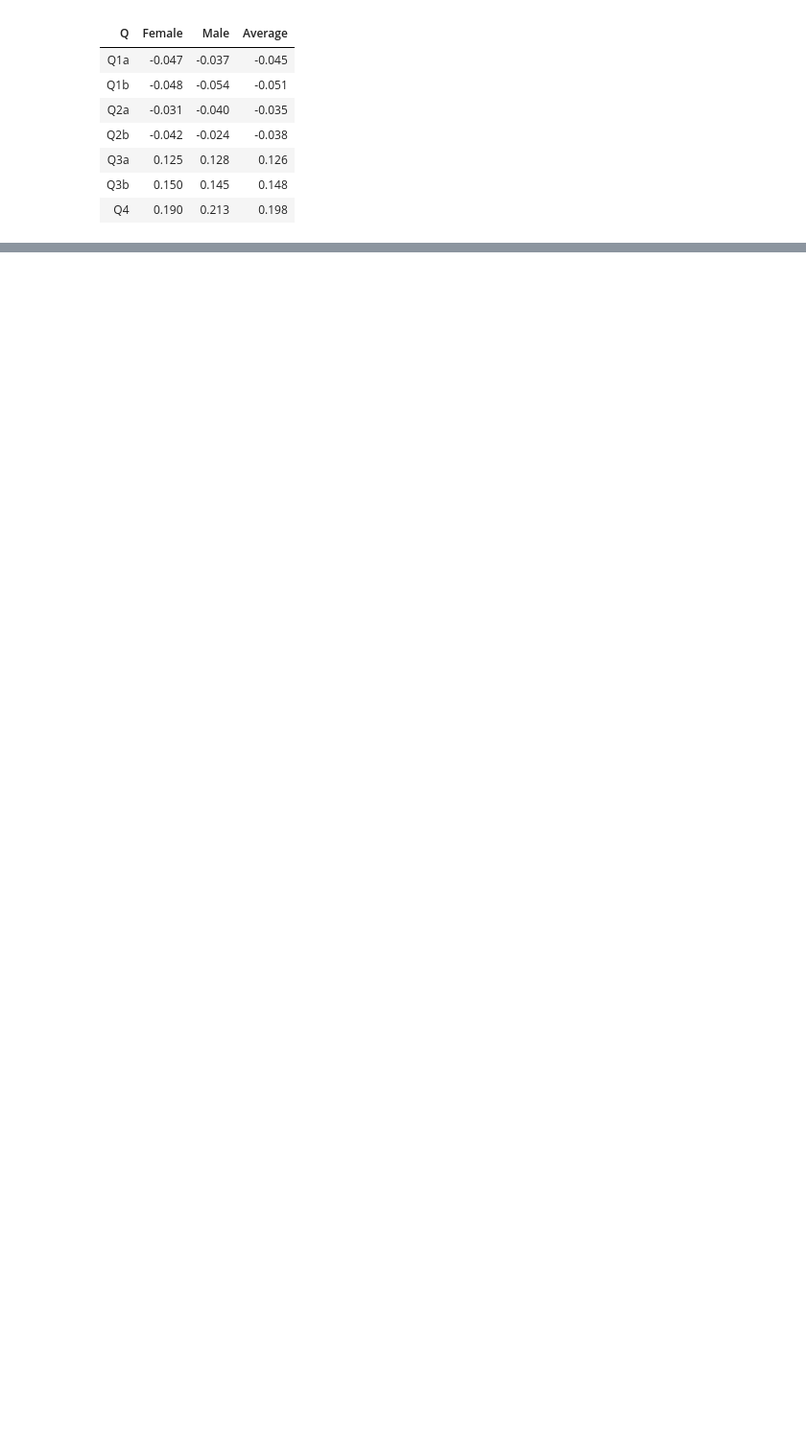
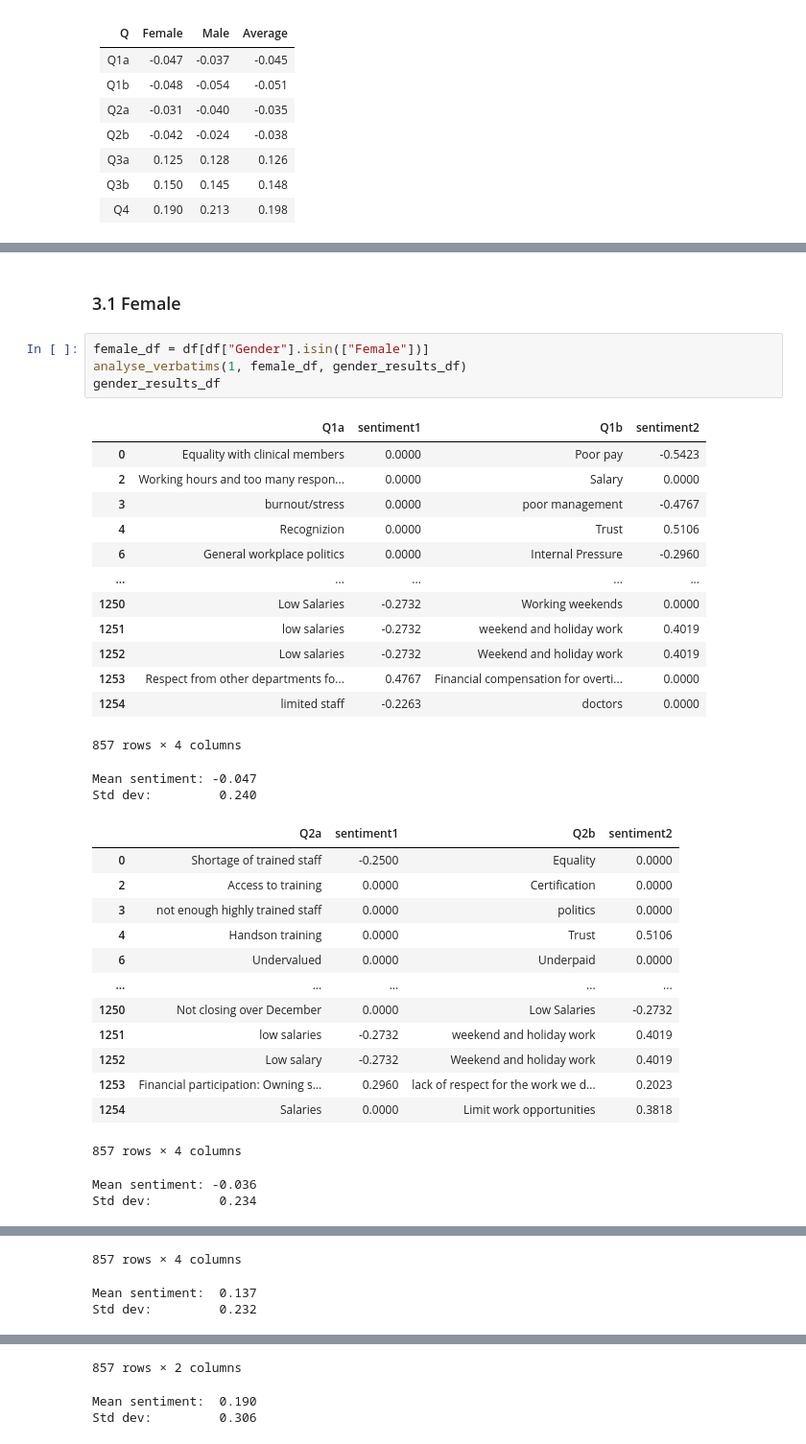
Before and after one commit to tgr2uk/surveyAnalysis, a Jupyter notebook: 4. Cohort analysis.ipynb, the cells around one changed output, grey strips where cells are left out. Shown at 96% size. Drawn from its saved outputs; the diff is of its cells as text; blank space fills up the shorter version.

```diff
--- a/4. Cohort analysis.ipynb
+++ b/4. Cohort analysis.ipynb
@@ -1639,0 +1691,37 @@ Std dev:           0.307
+# %% [markdown]
+### 3.1 Female
+# %%
+female_df = df[df["Gender"].isin(["Female"])]
+analyse_verbatims(1, female_df, gender_results_df)
+gender_results_df
+# %% [output]
+|  | Q1a | sentiment1 | Q1b | sentiment2 |
+| 0 | Equality with clinical members | 0.0000 | Poor pay | -0.5423 |
+| 2 | Working hours and too many respon... | 0.0000 | Salary | 0.0000 |
+| 3 | burnout/stress | 0.0000 | poor management | -0.4767 |
+| 4 | Recognizion | 0.0000 | Trust | 0.5106 |
+| 6 | General workplace politics | 0.0000 | Internal Pressure | -0.2960 |
+| ... | ... | ... | ... | ... |
+| 1250 | Low Salaries | -0.2732 | Working weekends | 0.0000 |
+| 1251 | low salaries | -0.2732 | weekend and holiday work | 0.4019 |
+| 1252 | Low salaries | -0.2732 | Weekend and holiday work | 0.4019 |
+| 1253 | Respect from other departments fo... | 0.4767 | Financial compensation for overti... | 0.0000 |
+| 1254 | limited staff | -0.2263 | doctors | 0.0000 |
+857 rows × 4 columns
+Mean sentiment: -0.047
+Std dev:         0.240
+|  | Q2a | sentiment1 | Q2b | sentiment2 |
+| 0 | Shortage of trained staff | -0.2500 | Equality | 0.0000 |
+| 2 | Access to training | 0.0000 | Certification | 0.0000 |
+| 3 | not enough highly trained staff | 0.0000 | politics | 0.0000 |
+| 4 | Handson training | 0.0000 | Trust | 0.5106 |
+| 6 | Undervalued | 0.0000 | Underpaid | 0.0000 |
+| ... | ... | ... | ... | ... |
+| 1250 | Not closing over December | 0.0000 | Low Salaries | -0.2732 |
+| 1251 | low salaries | -0.2732 | weekend and holiday work | 0.4019 |
+| 1252 | Low salary | -0.2732 | Weekend and holiday work | 0.4019 |
+| 1253 | Financial participation: Owning s... | 0.2960 | lack of respect for the work we d... | 0.2023 |
+| 1254 | Salaries | 0.0000 | Limit work opportunities | 0.3818 |
+857 rows × 4 columns
+Mean sentiment: -0.036
+Std dev:         0.234
@@ -1639,0 +1740,3 @@ Std dev:           0.307
+857 rows × 4 columns
+Mean sentiment:  0.137
+Std dev:         0.232
@@ -1639,0 +1755,3 @@ Std dev:           0.307
+857 rows × 2 columns
+Mean sentiment:  0.190
+Std dev:         0.306
```
Also changed, not shown: parts of 34 cells of this notebook.
